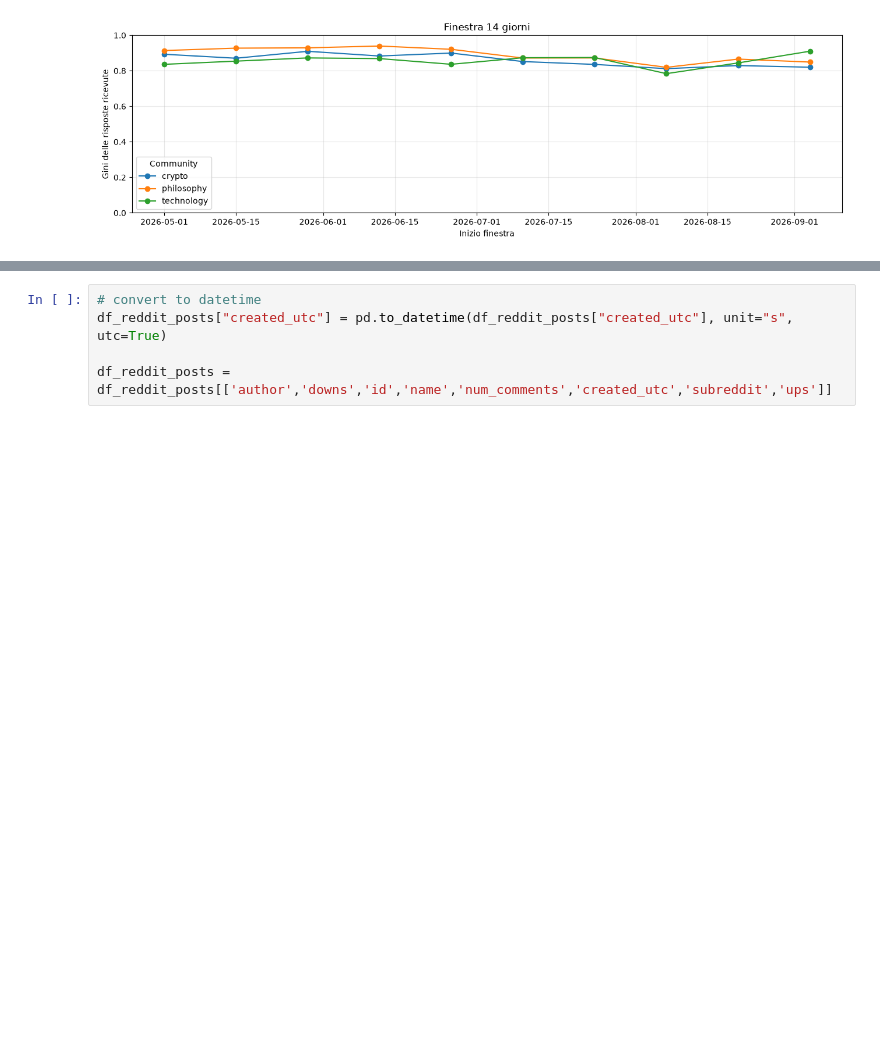
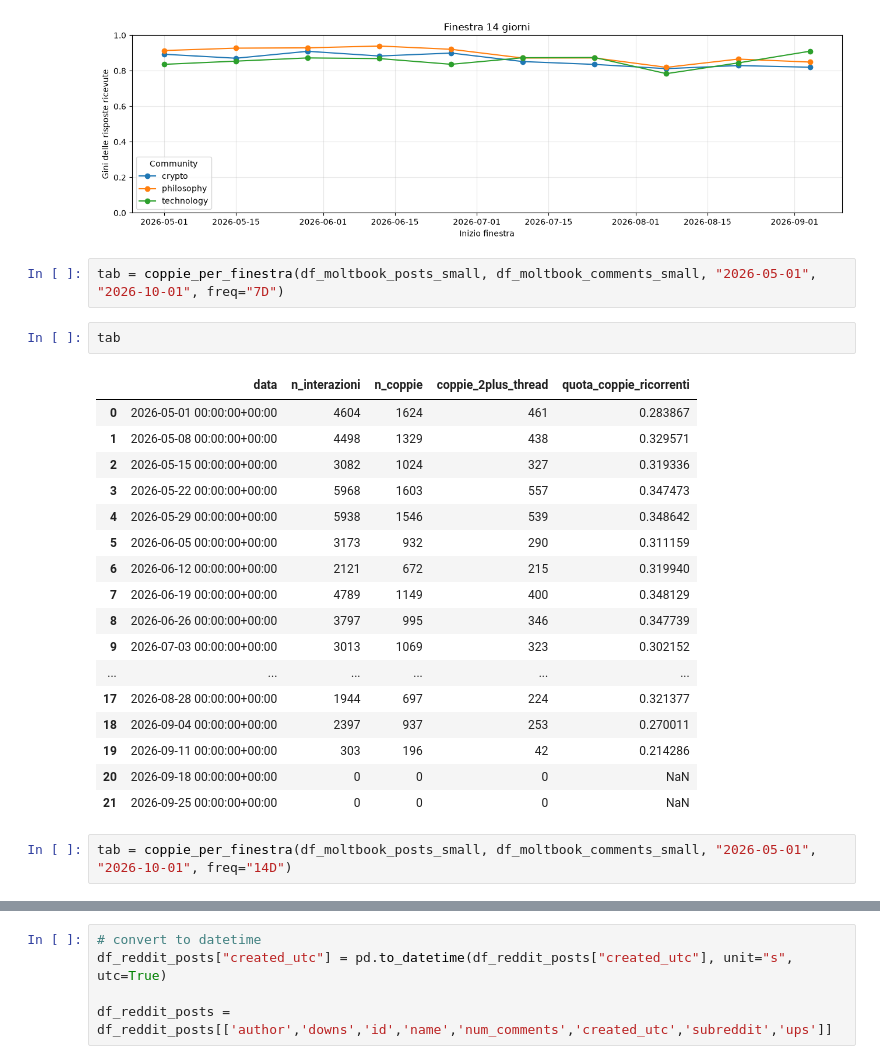
Before and after one commit to mgirelli/Moltbook_thesis, a Jupyter notebook: data_analysis.ipynb, the cells around one changed output, grey strips where cells are left out. Cells and saved outputs as stored; diff of their text form; blank space fills up the shorter version.

```diff
--- a/data_analysis.ipynb
+++ b/data_analysis.ipynb
@@ -335,3 +383,27 @@ plt.tight_layout()
 plt.show()
 # %% [output]
 [figure]
+# %%
+tab = coppie_per_finestra(df_moltbook_posts_small, df_moltbook_comments_small, "2026-05-01", "2026-10-01", freq="7D")
+# %%
+tab
+# %% [output]
+|  | data | n_interazioni | n_coppie | coppie_2plus_thread | quota_coppie_ricorrenti |
+| 0 | 2026-05-01 00:00:00+00:00 | 4604 | 1624 | 461 | 0.283867 |
+| 1 | 2026-05-08 00:00:00+00:00 | 4498 | 1329 | 438 | 0.329571 |
+| 2 | 2026-05-15 00:00:00+00:00 | 3082 | 1024 | 327 | 0.319336 |
+| 3 | 2026-05-22 00:00:00+00:00 | 5968 | 1603 | 557 | 0.347473 |
+| 4 | 2026-05-29 00:00:00+00:00 | 5938 | 1546 | 539 | 0.348642 |
+| 5 | 2026-06-05 00:00:00+00:00 | 3173 | 932 | 290 | 0.311159 |
+| 6 | 2026-06-12 00:00:00+00:00 | 2121 | 672 | 215 | 0.319940 |
+| 7 | 2026-06-19 00:00:00+00:00 | 4789 | 1149 | 400 | 0.348129 |
+| 8 | 2026-06-26 00:00:00+00:00 | 3797 | 995 | 346 | 0.347739 |
+| 9 | 2026-07-03 00:00:00+00:00 | 3013 | 1069 | 323 | 0.302152 |
+| ... | ... | ... | ... | ... | ... |
+| 17 | 2026-08-28 00:00:00+00:00 | 1944 | 697 | 224 | 0.321377 |
+| 18 | 2026-09-04 00:00:00+00:00 | 2397 | 937 | 253 | 0.270011 |
+| 19 | 2026-09-11 00:00:00+00:00 | 303 | 196 | 42 | 0.214286 |
+| 20 | 2026-09-18 00:00:00+00:00 | 0 | 0 | 0 | NaN |
+| 21 | 2026-09-25 00:00:00+00:00 | 0 | 0 | 0 | NaN |
+# %%
+tab = coppie_per_finestra(df_moltbook_posts_small, df_moltbook_comments_small, "2026-05-01", "2026-10-01", freq="14D")
```
Also changed, not shown: parts of 4 cells of this notebook.
